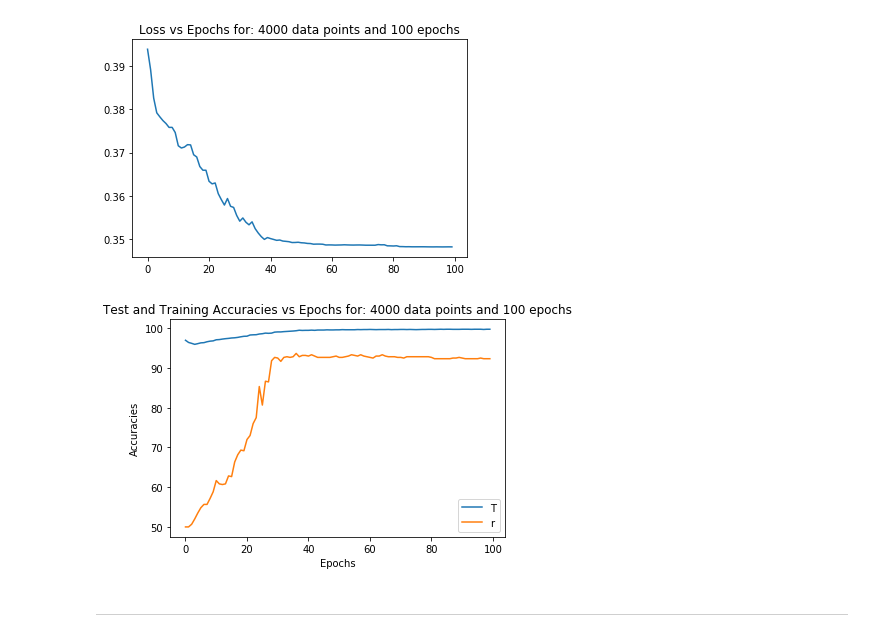
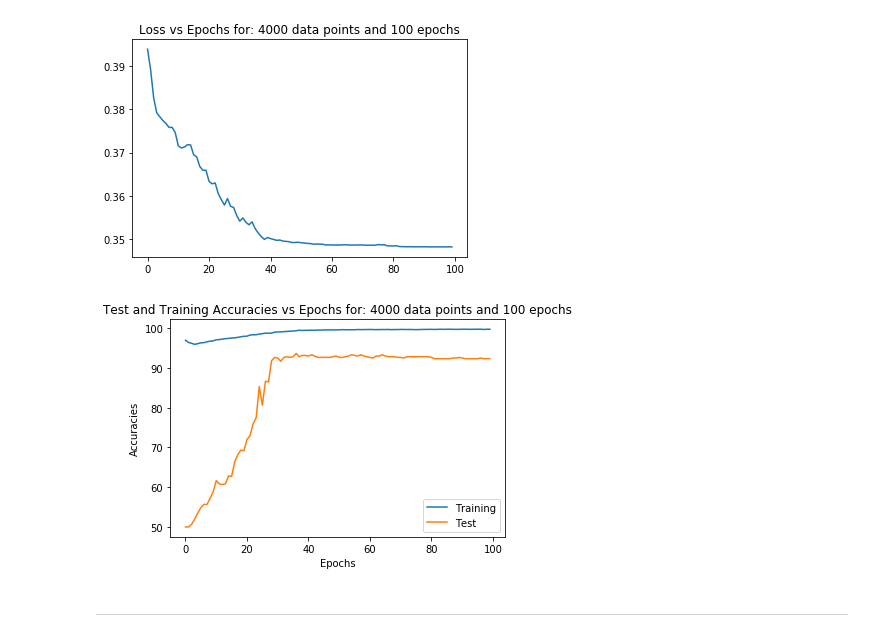
Before and after one commit to pvnkot/gene_annotation_with_attention, a Jupyter notebook: Imp_2.ipynb, the cells around one changed output. Saved outputs shown, nothing was run; the diff lists cells and outputs as text; code cells hidden in the pictures.

```diff
--- a/Imp_2.ipynb
+++ b/Imp_2.ipynb
@@ -287,15 +287,15 @@ Finished. Training took 11.404 minutes.
 # %%
 if train_accuracies != None and test_accuracies != None:
     plt.xlabel('Epochs')
     plt.ylabel('Accuracies')
     plt.plot(train_accuracies)
     plt.plot(test_accuracies)
-    plt.gca().legend(('Training, Test'))
+    plt.gca().legend(('Training', 'Test'))
 
     title = 'Test and Training Accuracies vs Epochs for: ' + (str)(positive_sample_size+negative_sample_size) + ' data points and ' + (str)(num_epochs) + ' epochs'
     plt.title(title)
 # %% [output]
-[figure, old version]
+[figure, new version]
 # %% [markdown]
 ************************************************************************************************************
 # %%
```
